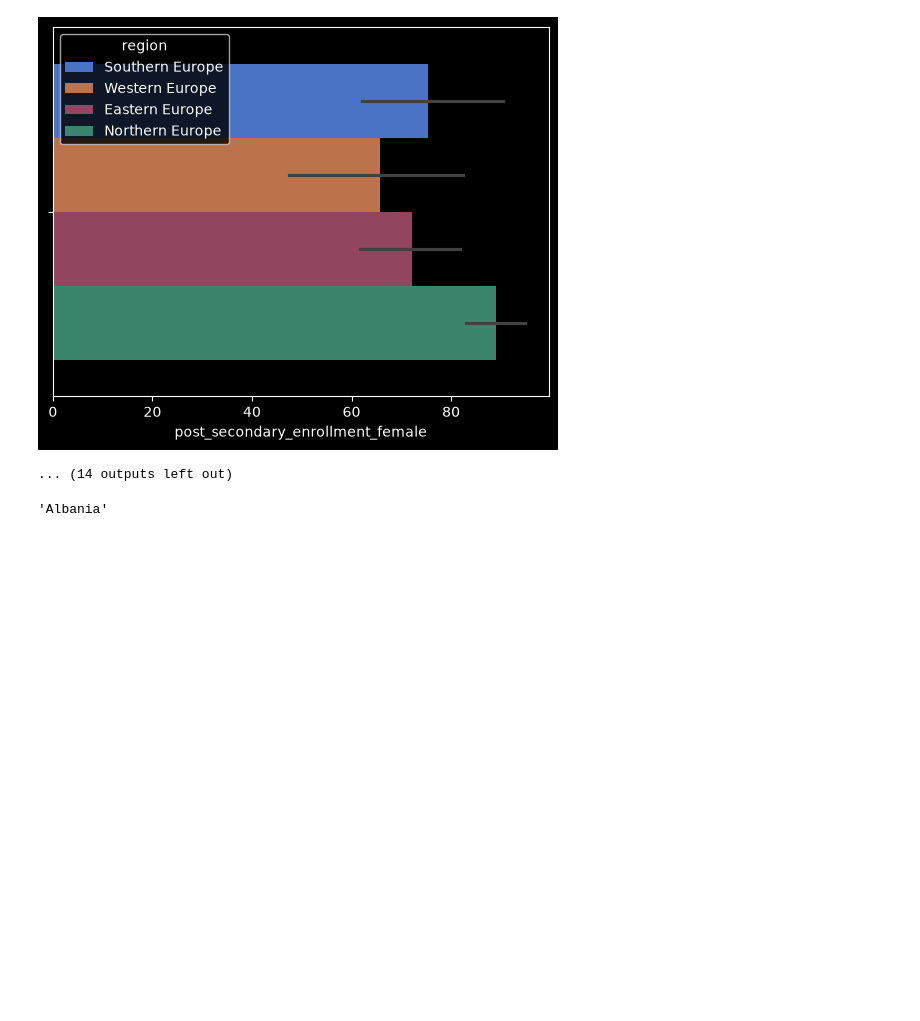
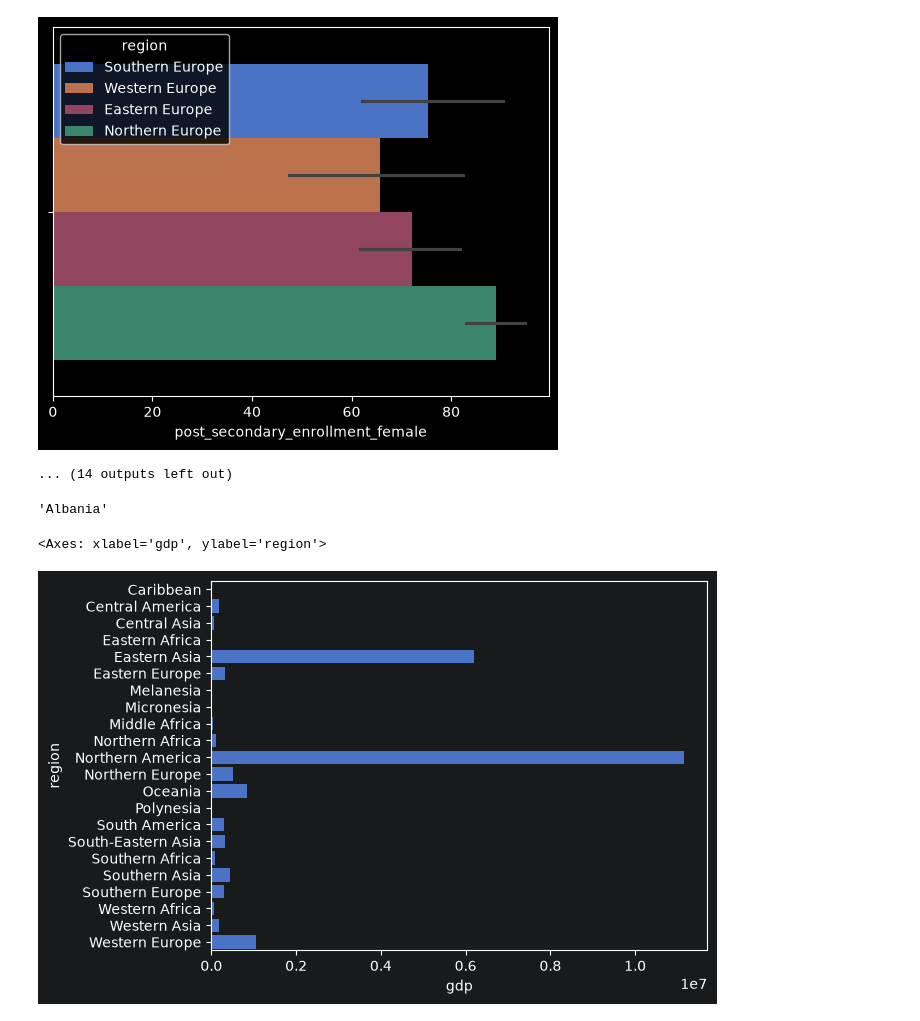
Before and after one commit to Ariel14061969/DataAlalysis, a Jupyter notebook: Country_Analysis.ipynb, the cells around one changed output. Drawn from its saved outputs; the diff is of its cells as text; code cells hidden in the pictures; blank space fills up the shorter version.

Commit message:
Inter_Region new function

```diff
--- a/Country_Analysis.ipynb
+++ b/Country_Analysis.ipynb
@@ -252,3 +252,12 @@ for col in df.keys():
 df.index[0]
 # %% [output]
 'Albania'
+# %%
+grouped_df = df.groupby('region')['gdp'].mean()
+grouped_df.index
+grouped_df
+
+sns.barplot(x=grouped_df, y=grouped_df.index)
+# %% [output]
+<Axes: xlabel='gdp', ylabel='region'>
+[figure, added]
```
Also changed, not shown: 2 other files.
